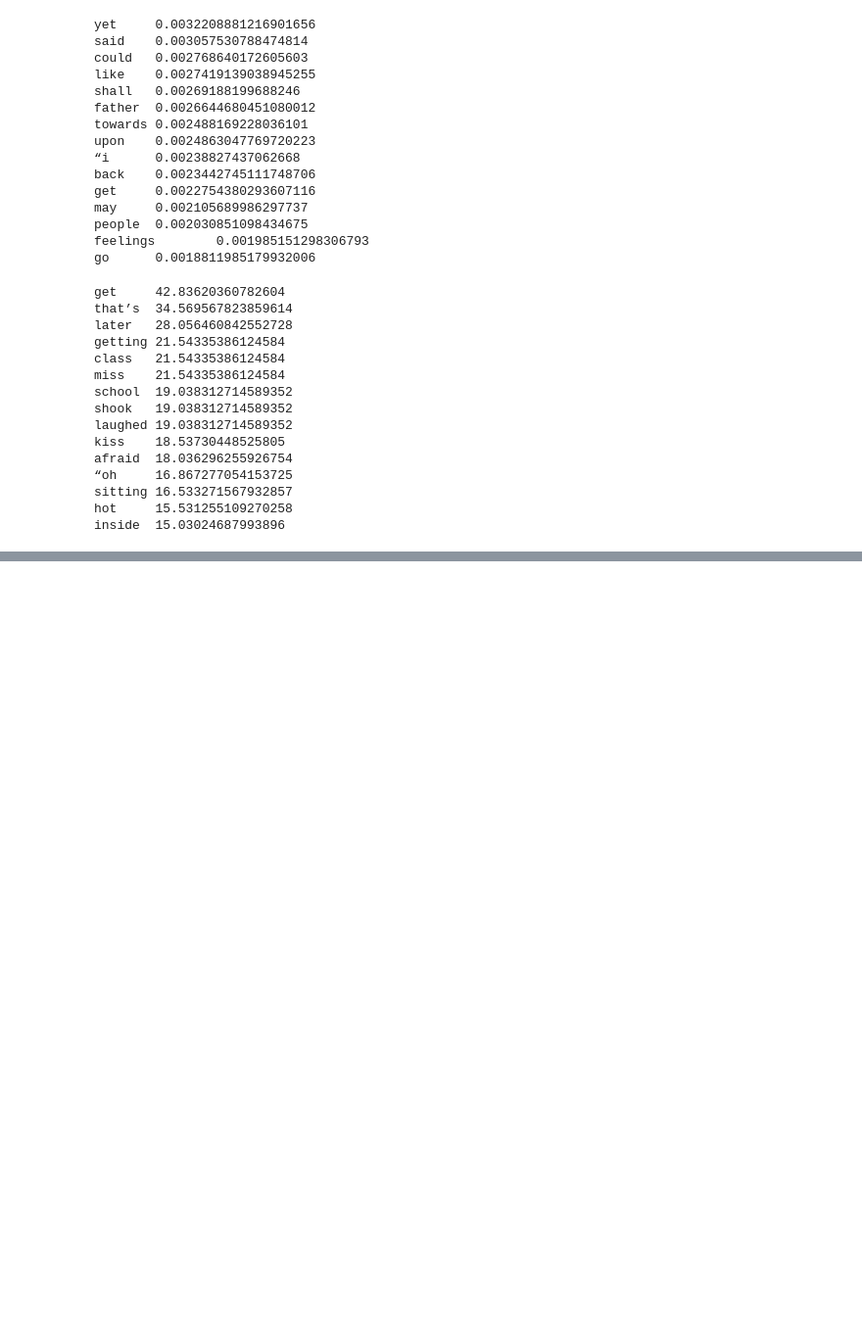
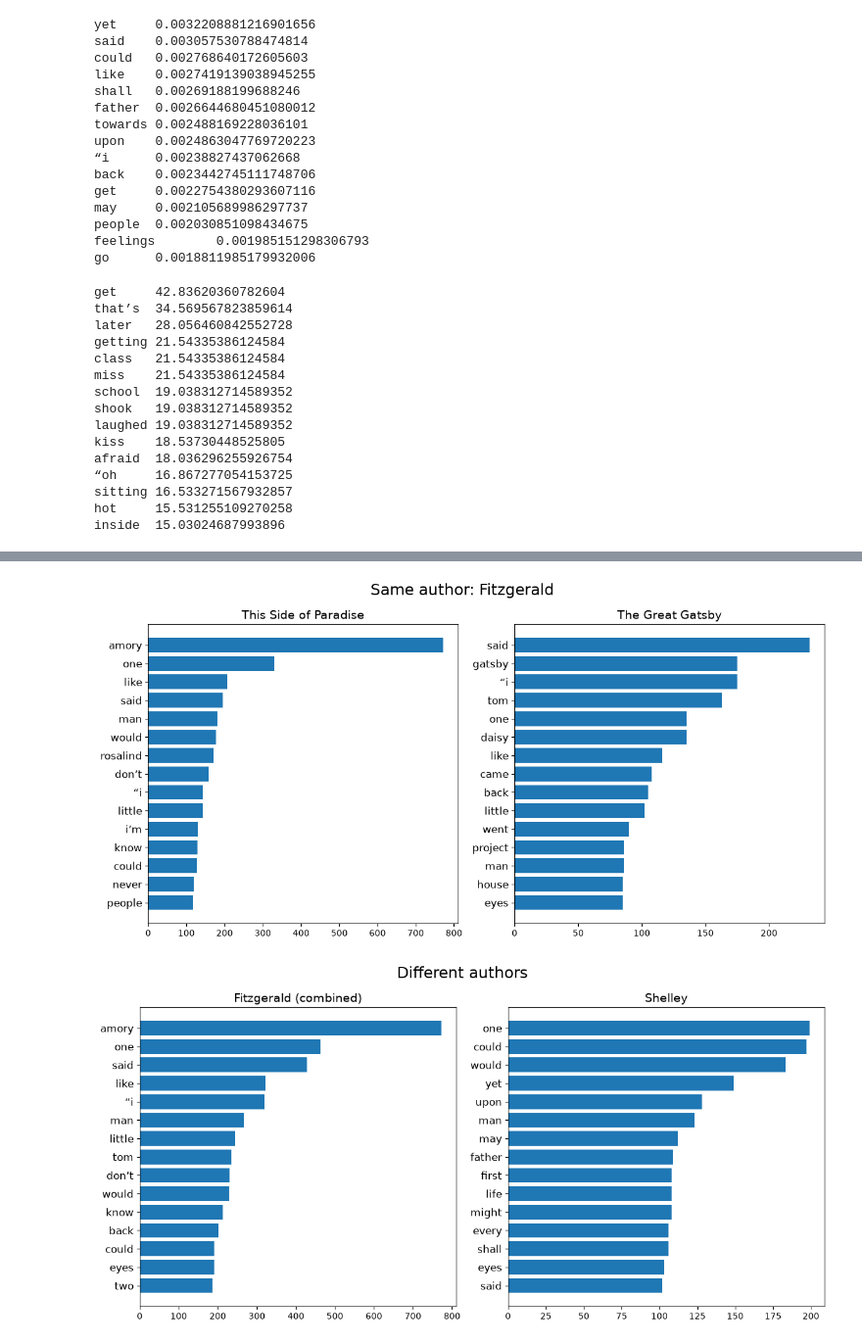
Before and after one commit to perryshu/MiniProject1, a Jupyter notebook: MiniProject1.ipynb, the cells around one changed output, grey strips where cells are left out. Shown at 98% size. Drawn from its saved outputs; the diff is of its cells as text; code cells hidden in the pictures; blank space fills up the shorter version.

```diff
--- a/MiniProject1.ipynb
+++ b/MiniProject1.ipynb
@@ -403,0 +442,5 @@ inside  15.03024687993896
+# %%
+for w in ['yet', 'said', 'could', 'like', 'shall', 'father', 'upon']:
+    f = nf_fitzgerald .get (w, 0)
+    s = nf_frank .get (w, 0)
+    print (w + "\tFitzgerald: " + str (f) + "\tShelley: " + str (s))
@@ -403,0 +455,31 @@ inside  15.03024687993896
+# %%
+def plot_two_lists (wf_a, wf_b, title, label_a='A', label_b='B'):
+    ml_a = min (len (wf_a), 15)
+    ml_b = min (len (wf_b), 15)
+    top_a = wf_a [0:ml_a] [::-1]
+    top_b = wf_b [0:ml_b] [::-1]
+
+    f = plt .figure (figsize=(12, 6))
+    f .suptitle (title, fontsize=18)
+
+    ax1 = f .add_subplot (121)
+    ax1 .barh (range (len (top_a)), [ x [1] for x in top_a ], align='center')
+    ax1 .set_yticks (range (len (top_a)))
+    ax1 .set_yticklabels ([ x [0] for x in top_a ], fontsize=12)
+    ax1 .set_title (label_a, fontsize=14)
+
+    ax2 = f .add_subplot (122)
+    ax2 .barh (range (len (top_b)), [ x [1] for x in top_b ], align='center')
+    ax2 .set_yticks (range (len (top_b)))
+    ax2 .set_yticklabels ([ x [0] for x in top_b ], fontsize=12)
+    ax2 .set_title (label_b, fontsize=14)
+
+    plt .tight_layout ()
+    plt .show ()
+
+plot_two_lists (wf_paradise_sorted, wf_gatsby_sorted, 'Same author: Fitzgerald', 'This Side of Paradise', 'The Great Gatsby')
+wf_fitzgerald_sorted = sorted (wf_fitzgerald .items (), key = operator .itemgetter (1), reverse=True)
+plot_two_lists (wf_fitzgerald_sorted, wf_frank_sorted, 'Different authors', 'Fitzgerald (combined)', 'Shelley')
+# %% [output]
+[figure, added]
+[figure, added]
```
Also changed, not shown: parts of 2 cells of this notebook.
